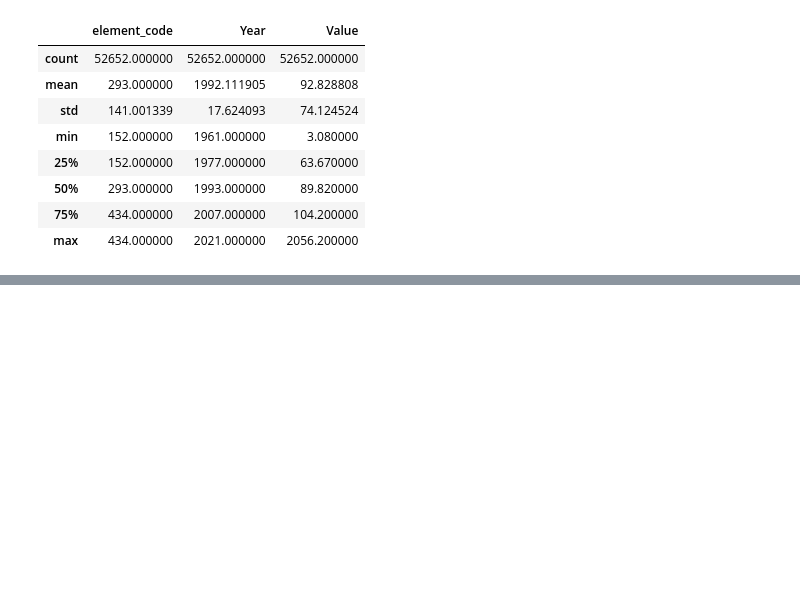
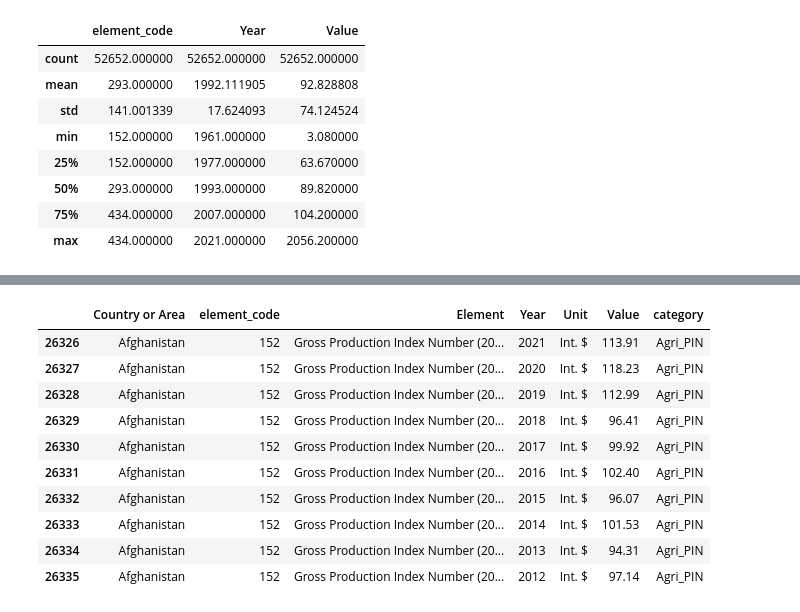
Before and after one commit to fannyhakim/applied-ML-Project, a Jupyter notebook: testing.ipynb, the cells around one changed output, grey strips where cells are left out. Cells and saved outputs as stored; diff of their text form; code cells hidden in the pictures; blank space fills up the shorter version.

```diff
--- a/testing.ipynb
+++ b/testing.ipynb
@@ -138 +176,15 @@ data.describe()
+# %%
+Agri_data.head(10)
+# %% [output]
+|  | Country or Area | element_code | Element | Year | Unit | Value | category |
+| 26326 | Afghanistan | 152 | Gross Production Index Number (20... | 2021 | Int. $ | 113.91 | Agri_PIN |
+| 26327 | Afghanistan | 152 | Gross Production Index Number (20... | 2020 | Int. $ | 118.23 | Agri_PIN |
+| 26328 | Afghanistan | 152 | Gross Production Index Number (20... | 2019 | Int. $ | 112.99 | Agri_PIN |
+| 26329 | Afghanistan | 152 | Gross Production Index Number (20... | 2018 | Int. $ | 96.41 | Agri_PIN |
+| 26330 | Afghanistan | 152 | Gross Production Index Number (20... | 2017 | Int. $ | 99.92 | Agri_PIN |
+| 26331 | Afghanistan | 152 | Gross Production Index Number (20... | 2016 | Int. $ | 102.40 | Agri_PIN |
+| 26332 | Afghanistan | 152 | Gross Production Index Number (20... | 2015 | Int. $ | 96.07 | Agri_PIN |
+| 26333 | Afghanistan | 152 | Gross Production Index Number (20... | 2014 | Int. $ | 101.53 | Agri_PIN |
+| 26334 | Afghanistan | 152 | Gross Production Index Number (20... | 2013 | Int. $ | 94.31 | Agri_PIN |
+| 26335 | Afghanistan | 152 | Gross Production Index Number (20... | 2012 | Int. $ | 97.14 | Agri_PIN |
 # %%
```
Also changed, not shown: parts of 9 cells of this notebook.
